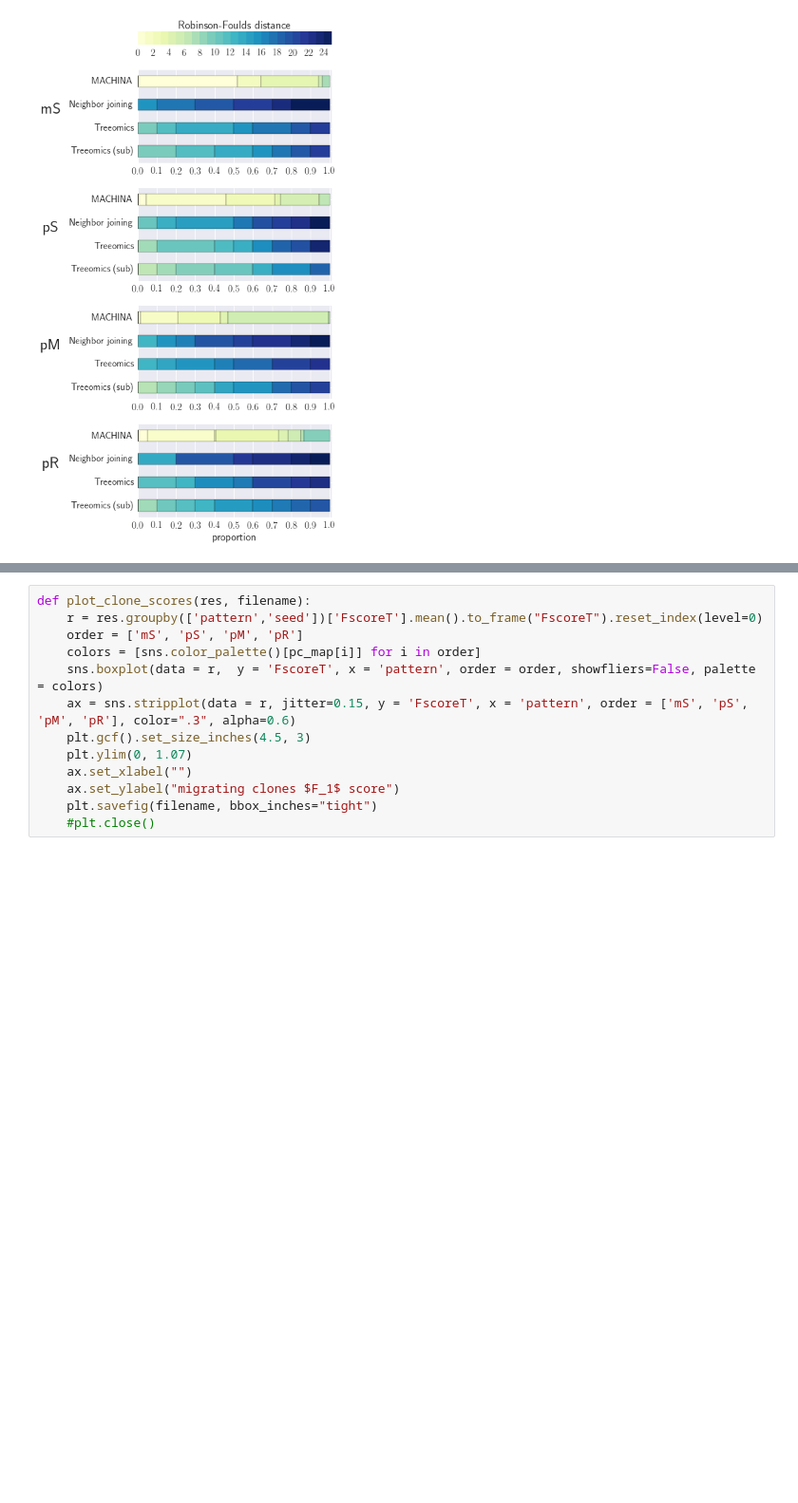
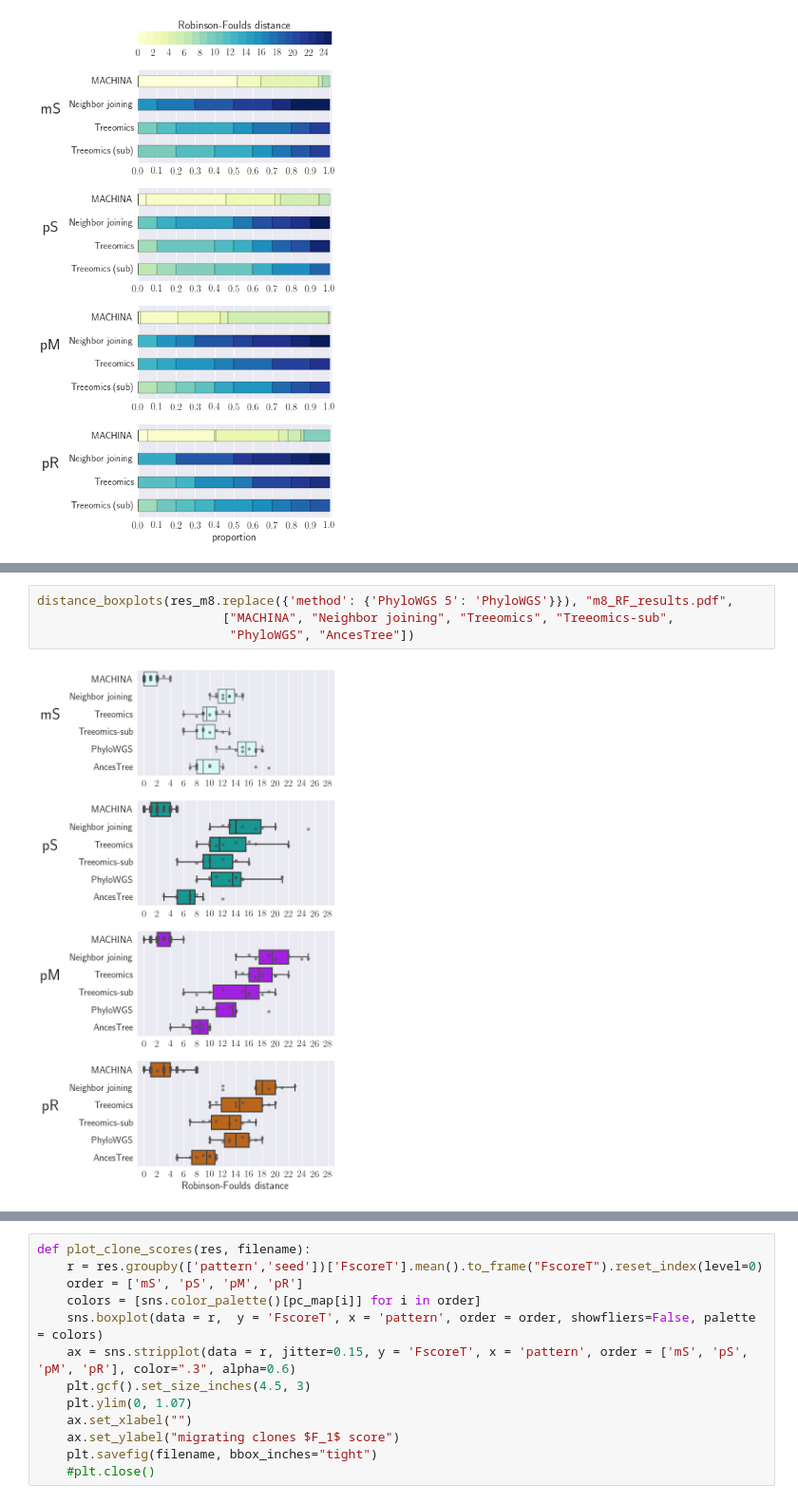
Before and after one commit to raphael-group/machina, a Jupyter notebook: result/sims/simulations_1.ipynb, the cells around one changed output, grey strips where cells are left out. Shown at 95% size. Cells and saved outputs as stored; diff of their text form; blank space fills up the shorter version.

```diff
--- a/result/sims/simulations_1.ipynb
+++ b/result/sims/simulations_1.ipynb
@@ -142,0 +168,6 @@ distance_boxplots_square(res_m8,"m8_RF_results_square.pdf")
+# %%
+distance_boxplots(res_m8.replace({'method': {'PhyloWGS 5': 'PhyloWGS'}}), "m8_RF_results.pdf",
+                         ["MACHINA", "Neighbor joining", "Treeomics", "Treeomics-sub",
+                          "PhyloWGS", "AncesTree"])
+# %% [output]
+[figure, added]
```
Also changed, not shown: parts of 21 cells of this notebook, 12 other files.
